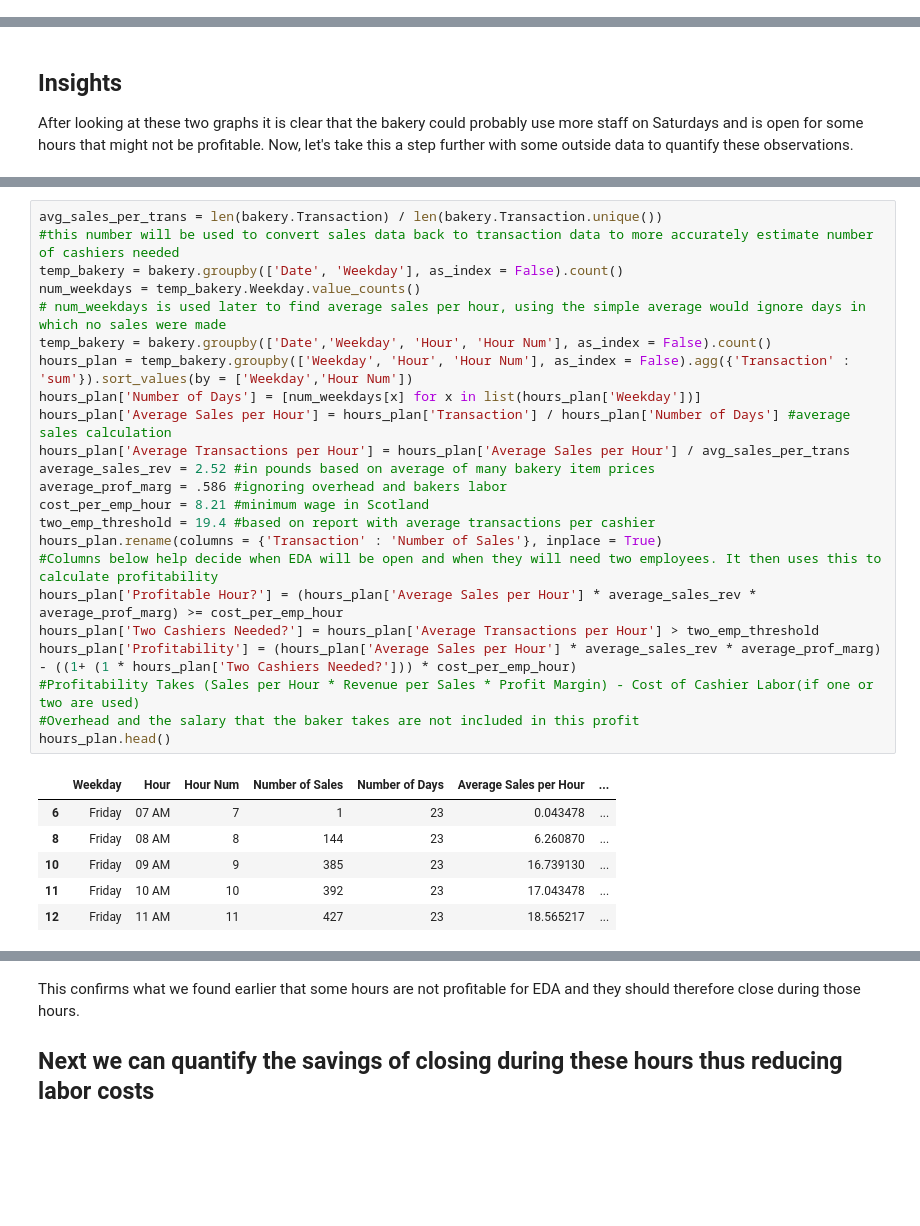
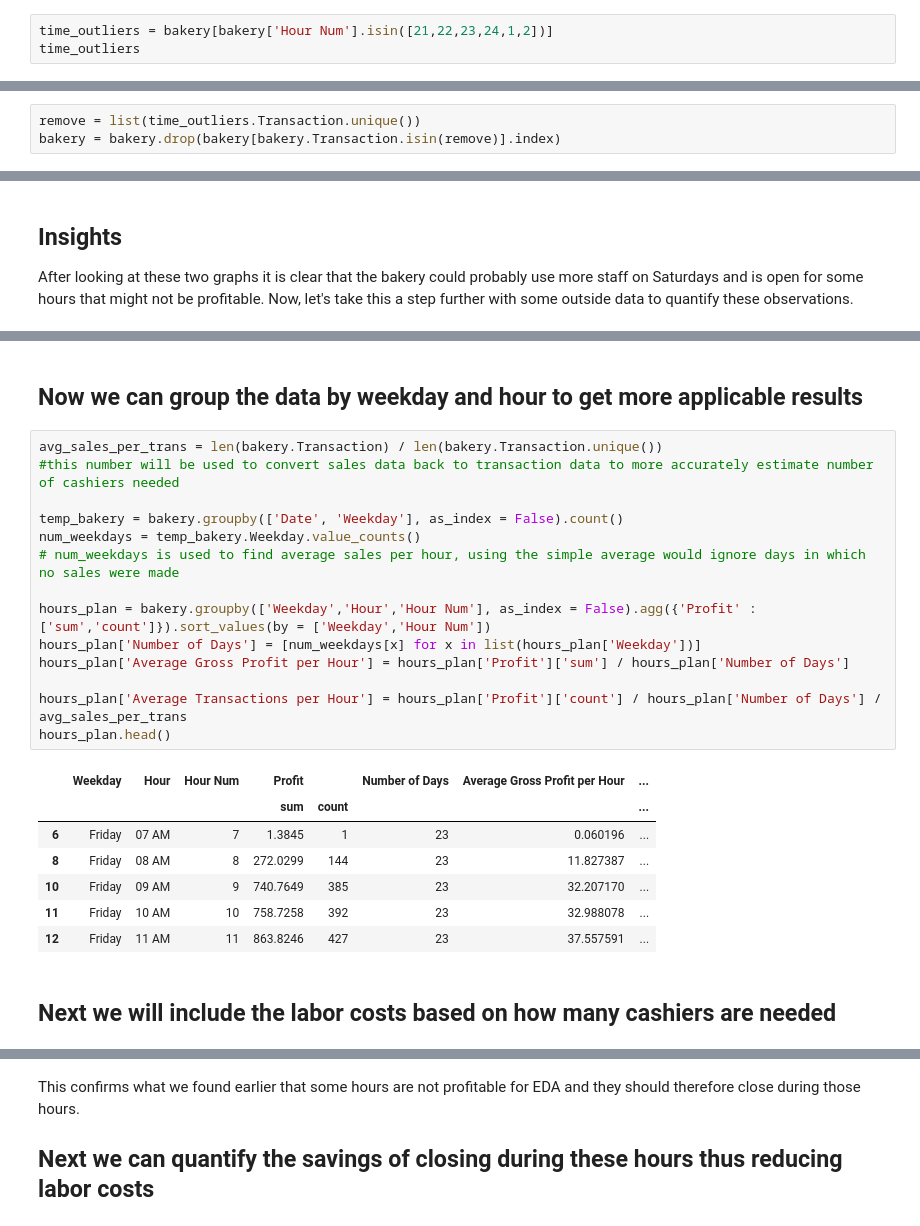
Before and after one commit to unccjp/BUSI-488, a Jupyter notebook: EDA-Bakery-Final-Notebook.ipynb, the cells around one changed output, grey strips where cells are left out. Saved outputs shown, nothing was run; the diff lists cells and outputs as text; blank space fills up the shorter version.

```diff
--- a/EDA-Bakery-Final-Notebook.ipynb
+++ b/EDA-Bakery-Final-Notebook.ipynb
@@ -50,0 +93,3 @@ bakery.head()
+# %%
+time_outliers = bakery[bakery['Hour Num'].isin([21,22,23,24,1,2])]
+time_outliers
@@ -50,0 +115,3 @@ bakery.head()
+# %%
+remove = list(time_outliers.Transaction.unique())
+bakery = bakery.drop(bakery[bakery.Transaction.isin(remove)].index)
@@ -81,30 +202,26 @@ print(avg_sales_per_trans)
+# %% [markdown]
+## Now we can group the data by weekday and hour to get more applicable results
 # %%
 avg_sales_per_trans = len(bakery.Transaction) / len(bakery.Transaction.unique())
 #this number will be used to convert sales data back to transaction data to more accurately estimate number of cashiers needed
+
 temp_bakery = bakery.groupby(['Date', 'Weekday'], as_index = False).count()
 num_weekdays = temp_bakery.Weekday.value_counts()
-# num_weekdays is used later to find average sales per hour, using the simple average would ignore days in which no sales were made
-temp_bakery = bakery.groupby(['Date','Weekday', 'Hour', 'Hour Num'], as_index = False).count()
-hours_plan = temp_bakery.groupby(['Weekday', 'Hour', 'Hour Num'], as_index = False).agg({'Transaction' : 'sum'}).sort_values(by = ['Weekday','Hour Num'])
+# num_weekdays is used to find average sales per hour, using the simple average would ignore days in which no sales were made
+
+hours_plan = bakery.groupby(['Weekday','Hour','Hour Num'], as_index = False).agg({'Profit' : ['sum','count']}).sort_values(by = ['Weekday','Hour Num'])
 hours_plan['Number of Days'] = [num_weekdays[x] for x in list(hours_plan['Weekday'])]
-hours_plan['Average Sales per Hour'] = hours_plan['Transaction'] / hours_plan['Number of Days'] #average sales calculation
-hours_plan['Average Transactions per Hour'] = hours_plan['Average Sales per Hour'] / avg_sales_per_trans
-average_sales_rev = 2.52 #in pounds based on average of many bakery item prices
-average_prof_marg = .586 #ignoring overhead and bakers labor
-cost_per_emp_hour = 8.21 #minimum wage in Scotland
-two_emp_threshold = 19.4 #based on report with average transactions per cashier
-hours_plan.rename(columns = {'Transaction' : 'Number of Sales'}, inplace = True)
-#Columns below help decide when EDA will be open and when they will need two employees. It then uses this to calculate profitability
-hours_plan['Profitable Hour?'] = (hours_plan['Average Sales per Hour'] * average_sales_rev * average_prof_marg) >= cost_per_emp_hour
-hours_plan['Two Cashiers Needed?'] = hours_plan['Average Transactions per Hour'] > two_emp_threshold
-hours_plan['Profitability'] = (hours_plan['Average Sales per Hour'] * average_sales_rev * average_prof_marg) - ((1+ (1 * hours_plan['Two Cashiers Needed?'])) * cost_per_emp_hour)
-#Profitability Takes (Sales per Hour * Revenue per Sales * Profit Margin) - Cost of Cashier Labor(if one or two are used)
-#Overhead and the salary that the baker takes are not included in this profit
+hours_plan['Average Gross Profit per Hour'] = hours_plan['Profit']['sum'] / hours_plan['Number of Days']
+
+hours_plan['Average Transactions per Hour'] = hours_plan['Profit']['count'] / hours_plan['Number of Days'] / avg_sales_per_trans
 hours_plan.head()
 # %% [output]
-|  | Weekday | Hour | Hour Num | Number of Sales | Number of Days | Average Sales per Hour | ... |
-| 6 | Friday | 07 AM | 7 | 1 | 23 | 0.043478 | ... |
-| 8 | Friday | 08 AM | 8 | 144 | 23 | 6.260870 | ... |
-| 10 | Friday | 09 AM | 9 | 385 | 23 | 16.739130 | ... |
-| 11 | Friday | 10 AM | 10 | 392 | 23 | 17.043478 | ... |
-| 12 | Friday | 11 AM | 11 | 427 | 23 | 18.565217 | ... |
+|  | Weekday | Hour | Hour Num | Profit |  | Number of Days | Average Gross Profit per Hour | ... |
+|  |  |  |  | sum | count |  |  | ... |
+| 6 | Friday | 07 AM | 7 | 1.3845 | 1 | 23 | 0.060196 | ... |
+| 8 | Friday | 08 AM | 8 | 272.0299 | 144 | 23 | 11.827387 | ... |
+| 10 | Friday | 09 AM | 9 | 740.7649 | 385 | 23 | 32.207170 | ... |
+| 11 | Friday | 10 AM | 10 | 758.7258 | 392 | 23 | 32.988078 | ... |
+| 12 | Friday | 11 AM | 11 | 863.8246 | 427 | 23 | 37.557591 | ... |
+# %% [markdown]
+## Next we will include the labor costs based on how many cashiers are needed
```
Also changed, not shown: parts of 19 cells of this notebook.
